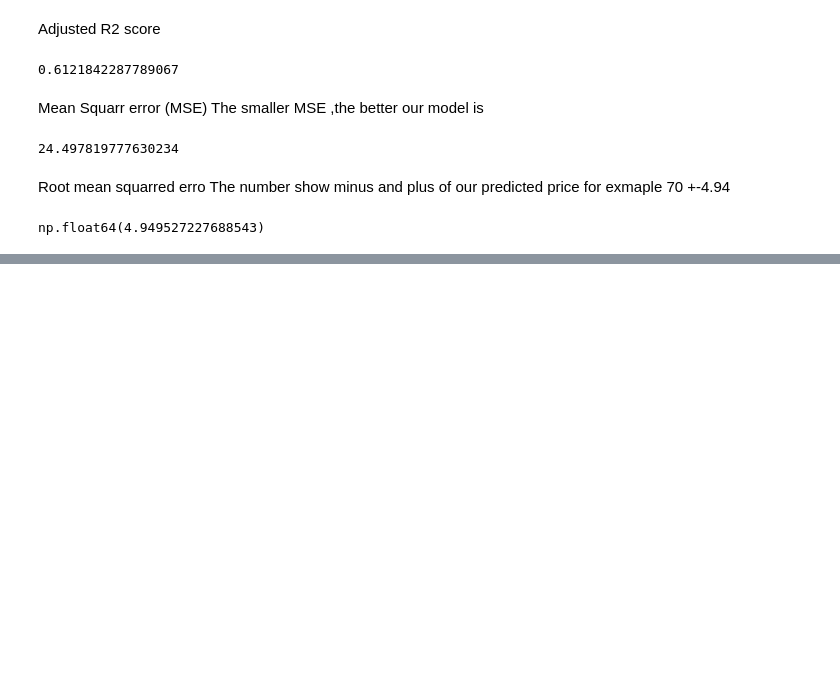
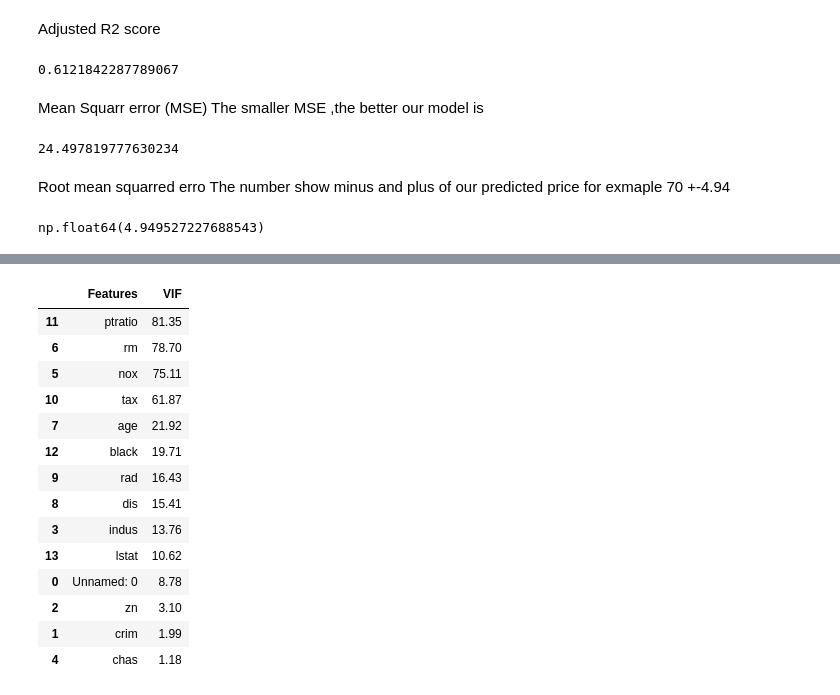
Before and after one commit to fafa20252025/fariba, a Jupyter notebook: first_ml_project.ipynb, the cells around one changed output, grey strips where cells are left out. Saved outputs shown, nothing was run; the diff lists cells and outputs as text; code cells hidden in the pictures; blank space fills up the shorter version.

```diff
--- a/first_ml_project.ipynb
+++ b/first_ml_project.ipynb
@@ -192,0 +199,24 @@ np.float64(4.949527227688543)
+# %%
+vif=pd.DataFrame()
+vif["Features"]=x_train.columns
+vif["VIF"]=[variance_inflation_factor(x_train.values,i)
+for i in range(x_train.shape[1])]
+vif["VIF"]=round(vif["VIF"],2)
+vif=vif.sort_values(by="VIF",ascending=False)
+vif
+# %% [output]
+|  | Features | VIF |
+| 11 | ptratio | 81.35 |
+| 6 | rm | 78.70 |
+| 5 | nox | 75.11 |
+| 10 | tax | 61.87 |
+| 7 | age | 21.92 |
+| 12 | black | 19.71 |
+| 9 | rad | 16.43 |
+| 8 | dis | 15.41 |
+| 3 | indus | 13.76 |
+| 13 | lstat | 10.62 |
+| 0 | Unnamed: 0 | 8.78 |
+| 2 | zn | 3.10 |
+| 1 | crim | 1.99 |
+| 4 | chas | 1.18 |
```
Also changed, not shown: parts of 2 cells of this notebook.
